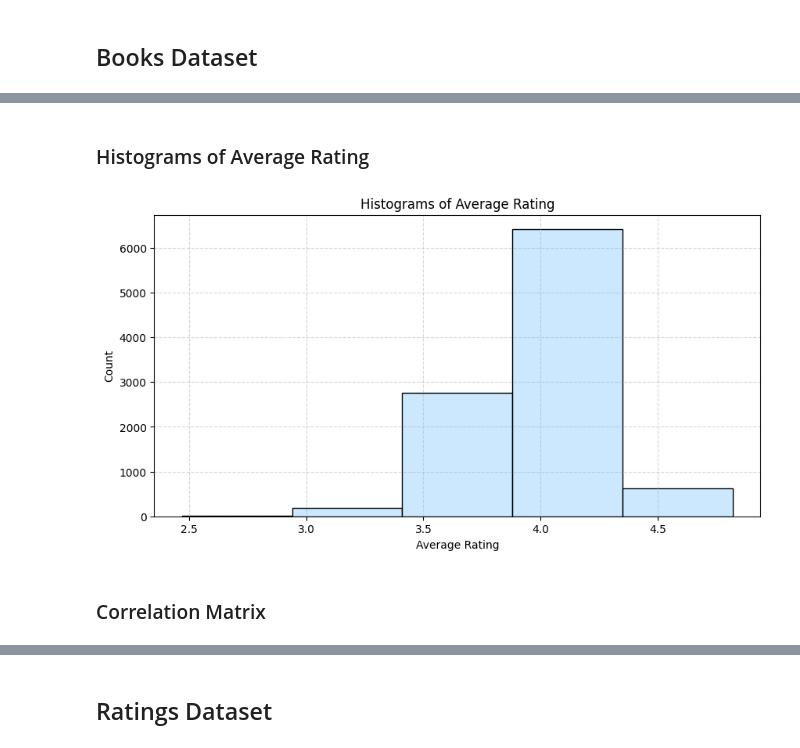
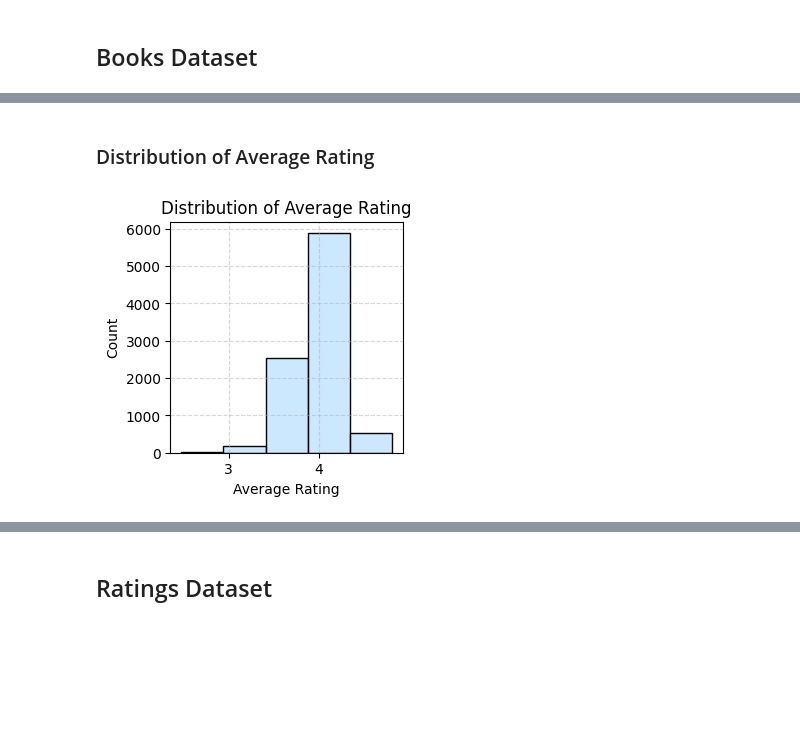
Before and after one commit to j9988/GoodBooks_Recommendation_System, a Jupyter notebook: Assignment 1.ipynb, the cells around one changed output, grey strips where cells are left out. Saved outputs shown, nothing was run; the diff lists cells and outputs as text; code cells hidden in the pictures; blank space fills up the shorter version.

```diff
--- a/Assignment 1.ipynb
+++ b/Assignment 1.ipynb
@@ -19,7 +21,7 @@ from sklearn.metrics.pairwise import cosine_similarity
 # %% [markdown]
 ## Books Dataset
 # %%
-df_books =  pd.read_csv("D:/hp/Documents/CDS513/Assignment/goodbooks-10k-master/books.csv")
+df_books =  pd.read_csv("D:/hp/Documents/CDS513/Assignment/goodbooks-10k-master/books.csv", na_values=[' ', ''])
 df_books.head()
 # %% [output]
 |  | book_id | goodreads_book_id | best_book_id | work_id | books_count | isbn | isbn13 | authors | ... |
@@ -110,0 +159,4 @@ dtype: int64
+# %%
+# Remove NULL values from the 'original_title' column in the DataFrame
+df_books = df_books[df_books['original_title'].notnull()]
+print(len(df_books))
@@ -110,0 +221,8 @@ dtype: int64
+# %%
+# Select specific columns to keep in df_books
+columns_to_keep = ['work_id', 'original_title', 'title', 'authors', 'image_url', 'average_rating']
+df_books = df_books[columns_to_keep]
+df_books.rename(columns={'work_id': 'book_id'}, inplace=True)
+
+# Display the first few rows of the updated DataFrame
+df_books.head()
@@ -161,13 +250,10 @@ small_image_url               object
 dtype: object
 # %%
 # Converts specific columns in the Books DataFrame to string type.
-df_books['isbn']            = df_books['isbn'].astype('str')
 df_books['title']           = df_books['title'].astype('str')
 df_books['authors']         = df_books['authors'].astype('str')
 df_books['image_url']       = df_books['image_url'].astype('str')
-df_books['language_code']   = df_books['language_code'].astype('str')
 df_books['original_title']  = df_books['original_title'].astype('str')
-df_books['small_image_url'] = df_books['small_image_url'].astype('str')
 # %%
 # Iterates through each column of the Books DataFrame and prints the number of unique values.
 for column in df_books:
@@ -198,13 +273,11 @@ The number of values for feature small_image_url :6669
 # %% [markdown]
-### Histograms of Average Rating
+### Distribution of Average Rating
 # %%
-plt.figure(figsize=(10, 5))
+plt.figure(figsize=(3, 3))
 sns.histplot(data = df_books, x='average_rating', bins=5, color='#bae1ff')
-plt.title("Histograms of Average Rating")
+plt.title("Distribution of Average Rating")
 plt.xlabel("Average Rating")
 plt.grid(True, linestyle='--', alpha=0.5)
 plt.show()
 # %% [output]
-[figure, old version]
+[figure, new version]
-# %% [markdown]
-### Correlation Matrix
```
Also changed, not shown: parts of 94 cells of this notebook.
